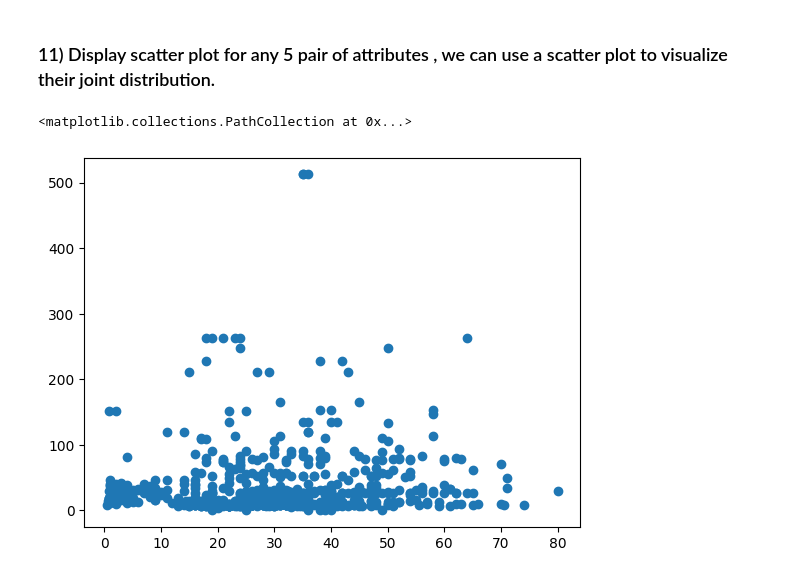
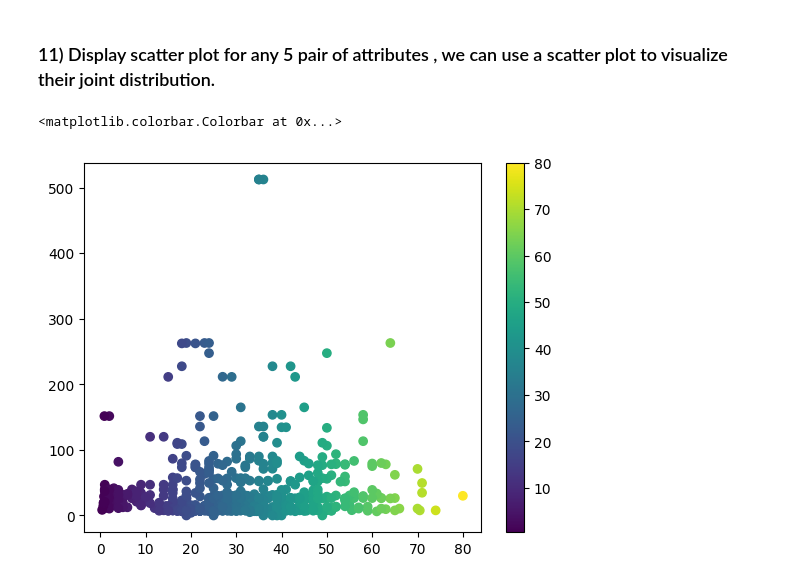
Before and after one commit to padhiarmeet/DATA-MINING, a Jupyter notebook: Lab3.ipynb, the cells around one changed output. Drawn from its saved outputs; the diff is of its cells as text; code cells hidden in the pictures.

```diff
--- a/Lab3.ipynb
+++ b/Lab3.ipynb
@@ -210,7 +210,9 @@ data[['Age','Fare']].boxplot()
 # %% [markdown]
 ### 11)  Display scatter plot for any 5 pair of attributes , we can use a scatter plot to visualize their joint distribution.
 # %%
-plt.scatter(data.Age,data.Fare)
+plt.scatter(data.Age,data.Fare,cmap= 'viridis',c=data.Age)
+
+plt.colorbar()
 # %% [output]
-<matplotlib.collections.PathCollection at 0x...>
+<matplotlib.colorbar.Colorbar at 0x...>
-[figure, old version]
+[figure, new version]
```
